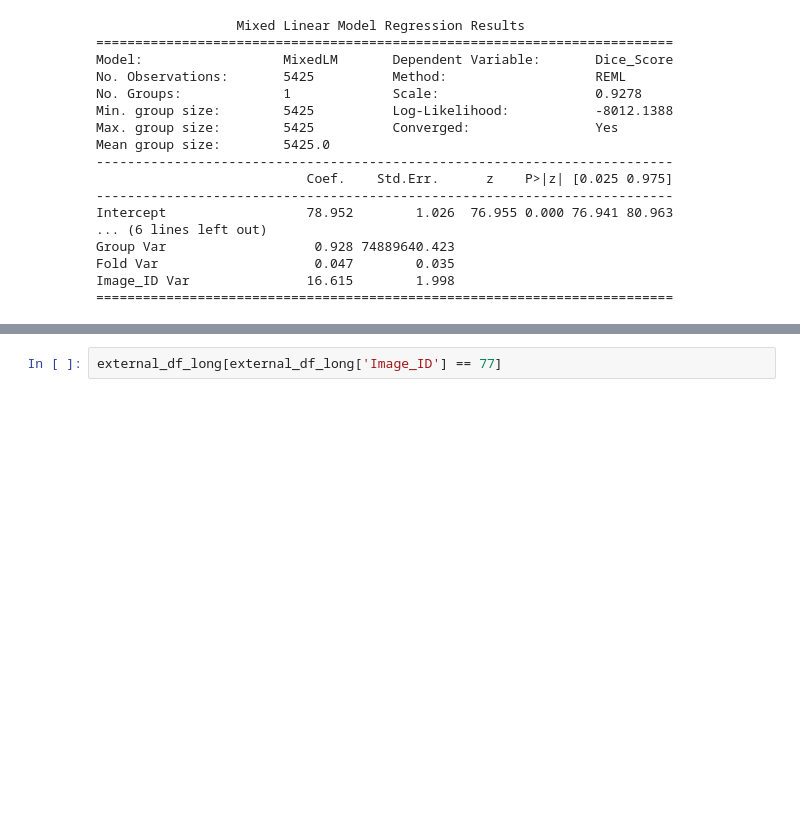
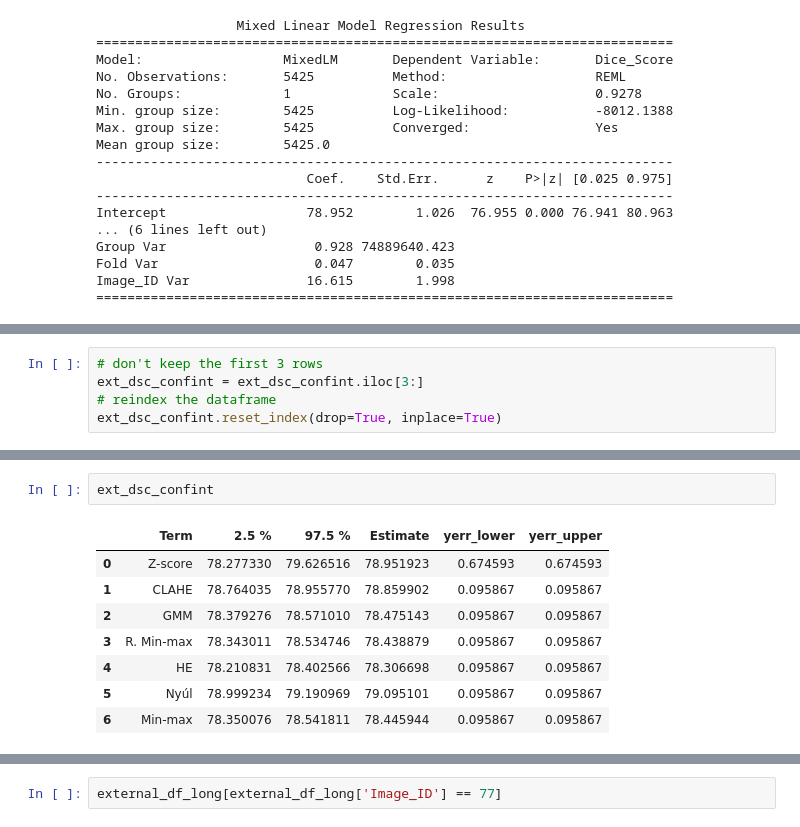
Before and after one commit to oliverjm1/mri_normalisation, a Jupyter notebook: results/fold_results.ipynb, the cells around one changed output, grey strips where cells are left out. Drawn from its saved outputs; the diff is of its cells as text; blank space fills up the shorter version.

```diff
--- a/results/fold_results.ipynb
+++ b/results/fold_results.ipynb
@@ -691,0 +711,5 @@ Image_ID Var               16.615        1.998
+# %%
+# don't keep the first 3 rows
+ext_dsc_confint = ext_dsc_confint.iloc[3:]
+# reindex the dataframe
+ext_dsc_confint.reset_index(drop=True, inplace=True)
@@ -691,0 +741,11 @@ Image_ID Var               16.615        1.998
+# %%
+ext_dsc_confint
+# %% [output]
+|  | Term | 2.5 % | 97.5 % | Estimate | yerr_lower | yerr_upper |
+| 0 | Z-score | 78.277330 | 79.626516 | 78.951923 | 0.674593 | 0.674593 |
+| 1 | CLAHE | 78.764035 | 78.955770 | 78.859902 | 0.095867 | 0.095867 |
+| 2 | GMM | 78.379276 | 78.571010 | 78.475143 | 0.095867 | 0.095867 |
+| 3 | R. Min-max | 78.343011 | 78.534746 | 78.438879 | 0.095867 | 0.095867 |
+| 4 | HE | 78.210831 | 78.402566 | 78.306698 | 0.095867 | 0.095867 |
+| 5 | Nyúl | 78.999234 | 79.190969 | 79.095101 | 0.095867 | 0.095867 |
+| 6 | Min-max | 78.350076 | 78.541811 | 78.445944 | 0.095867 | 0.095867 |
```
Also changed, not shown: parts of 11 cells of this notebook, 1 other file.
